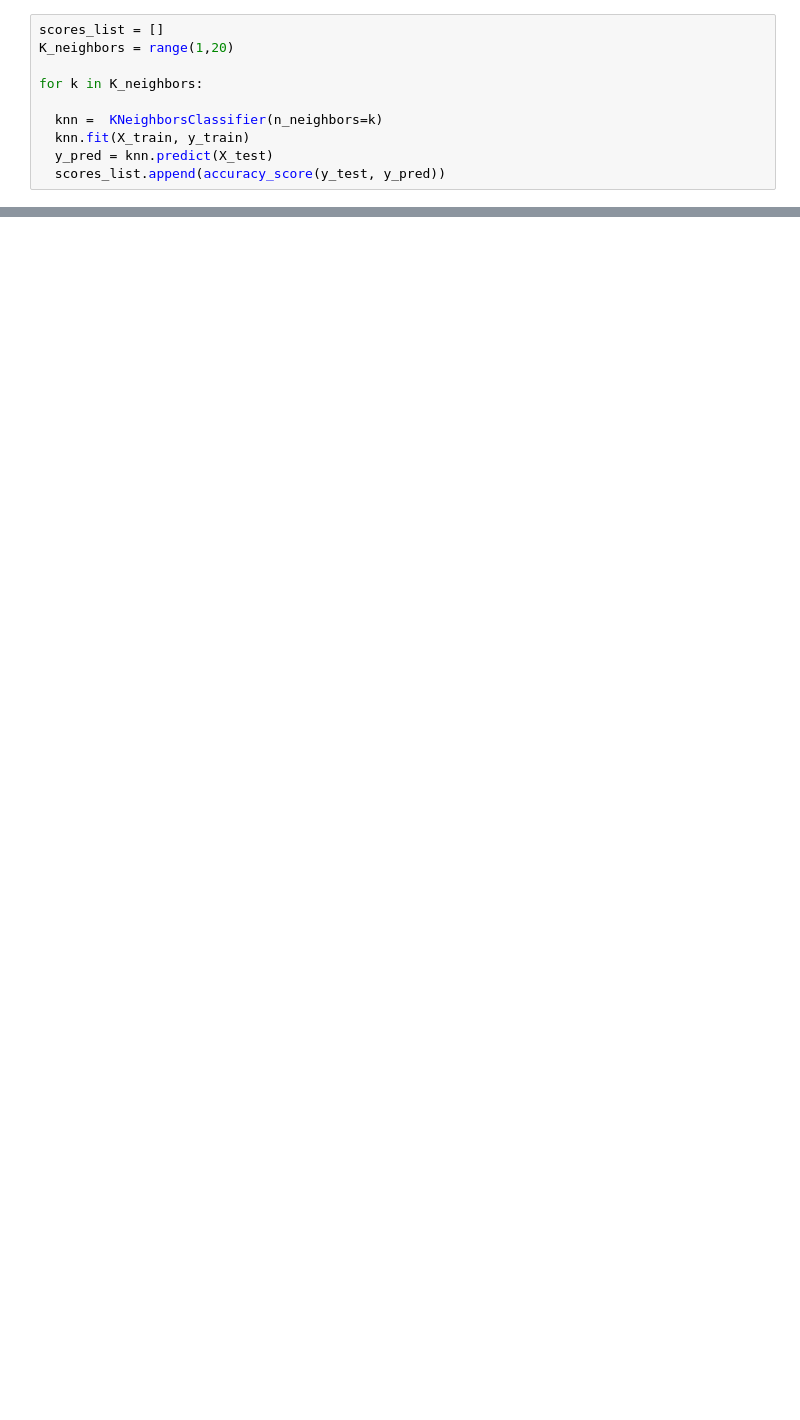
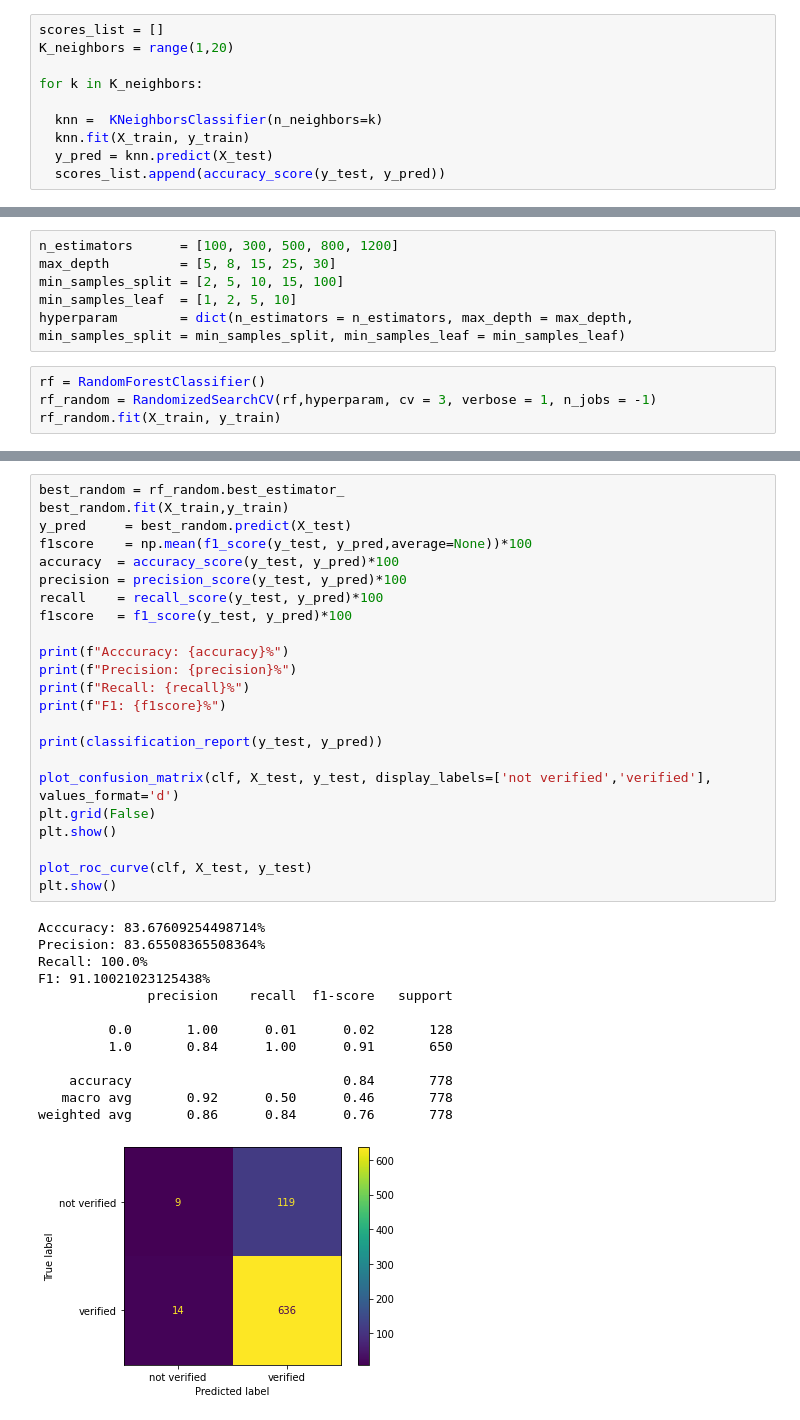
Before and after one commit to felipeaugustogudes/assignment20_dnc_dex, a Jupyter notebook: assignment_20_rid2031_felipe_ipynb.ipynb, the cells around one changed output, grey strips where cells are left out. Drawn from its saved outputs; the diff is of its cells as text; blank space fills up the shorter version.

```diff
--- a/assignment_20_rid2031_felipe_ipynb.ipynb
+++ b/assignment_20_rid2031_felipe_ipynb.ipynb
@@ -180,0 +423,10 @@ df_metricas.sort_values(by='F1-Score', ascending=False)
+# %%
+n_estimators      = [100, 300, 500, 800, 1200]
+max_depth         = [5, 8, 15, 25, 30]
+min_samples_split = [2, 5, 10, 15, 100]
+min_samples_leaf  = [1, 2, 5, 10]
+hyperparam        = dict(n_estimators = n_estimators, max_depth = max_depth, min_samples_split = min_samples_split, min_samples_leaf = min_samples_leaf)
+# %%
+rf = RandomForestClassifier()
+rf_random = RandomizedSearchCV(rf,hyperparam, cv = 3, verbose = 1, n_jobs = -1)
+rf_random.fit(X_train, y_train)
@@ -180,0 +450,37 @@ df_metricas.sort_values(by='F1-Score', ascending=False)
+# %%
+best_random = rf_random.best_estimator_
+best_random.fit(X_train,y_train)
+y_pred     = best_random.predict(X_test)
+f1score    = np.mean(f1_score(y_test, y_pred,average=None))*100
+accuracy  = accuracy_score(y_test, y_pred)*100
+precision = precision_score(y_test, y_pred)*100
+recall    = recall_score(y_test, y_pred)*100
+f1score   = f1_score(y_test, y_pred)*100
+
+print(f"Acccuracy: {accuracy}%")
+print(f"Precision: {precision}%")
+print(f"Recall: {recall}%")
+print(f"F1: {f1score}%")
+
+print(classification_report(y_test, y_pred))
+
+plot_confusion_matrix(clf, X_test, y_test, display_labels=['not verified','verified'], values_format='d')
+plt.grid(False)
+plt.show()
+
+plot_roc_curve(clf, X_test, y_test)
+plt.show()
+# %% [output]
+Acccuracy: 83.67609254498714%
+Precision: 83.65508365508364%
+Recall: 100.0%
+F1: 91.10021023125438%
+              precision    recall  f1-score   support
+
+         0.0       1.00      0.01      0.02       128
+         1.0       0.84      1.00      0.91       650
+
+    accuracy                           0.84       778
+   macro avg       0.92      0.50      0.46       778
+weighted avg       0.86      0.84      0.76       778
+[figure, added]
```
Also changed, not shown: parts of 62 cells of this notebook.
